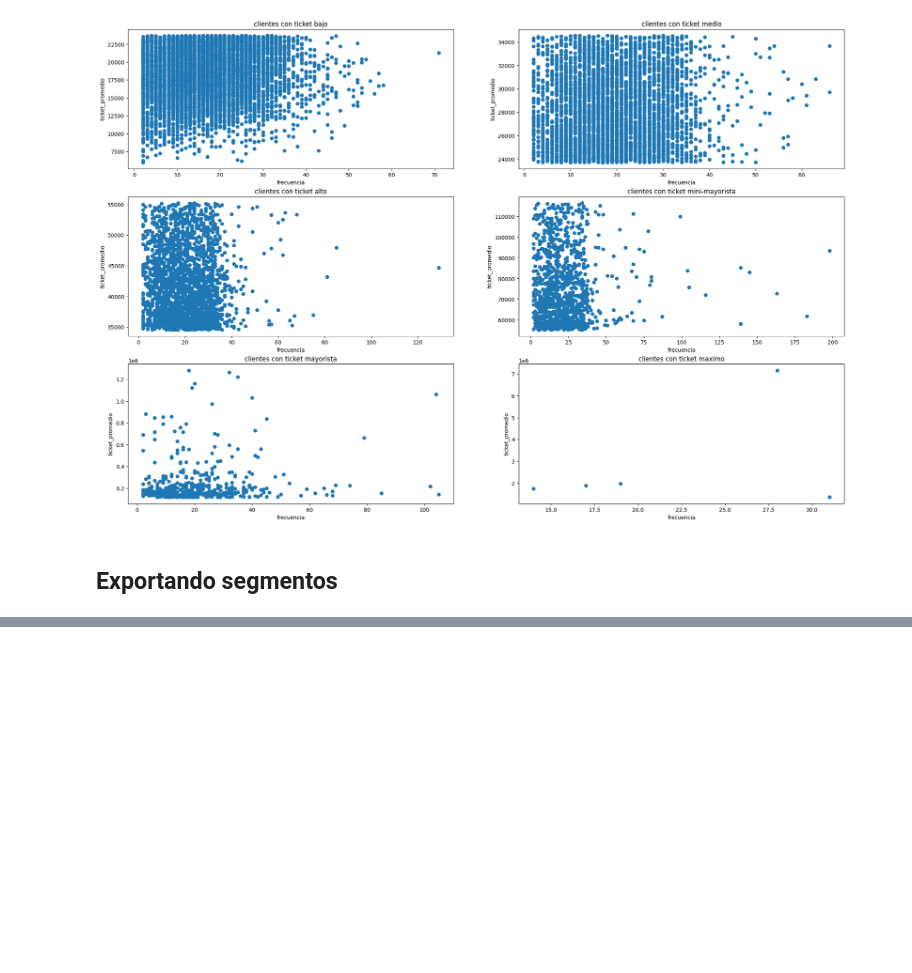
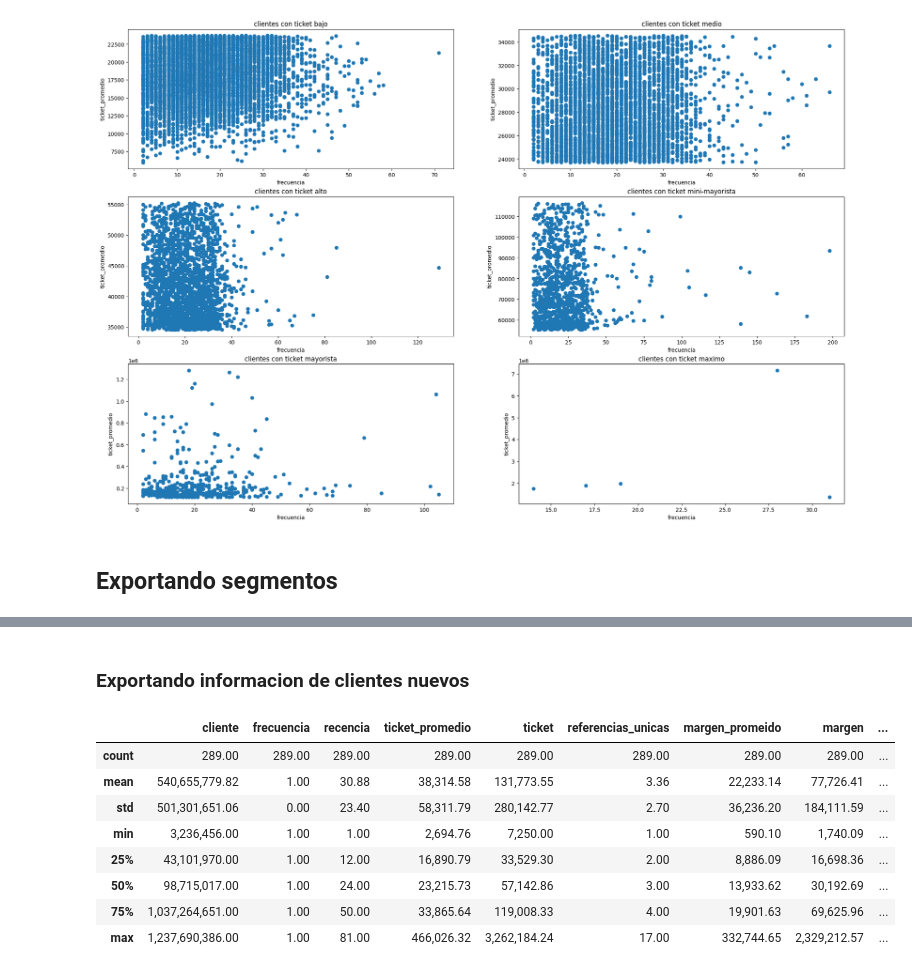
Before and after one commit to TheKey06/Market-Basket-Analysis, a Jupyter notebook: notebooks/Segmentacion.ipynb, the cells around one changed output, grey strips where cells are left out. Saved outputs shown, nothing was run; the diff lists cells and outputs as text; code cells hidden in the pictures; blank space fills up the shorter version.

Commit message:
modificando los notebooks para extraer la informacion de los datasets

```diff
--- a/notebooks/Segmentacion.ipynb
+++ b/notebooks/Segmentacion.ipynb
@@ -607,0 +630,17 @@ df_nuevos.to_csv('../processed/clientes_nuevos.csv', sep=';',index=False)
+# %% [markdown]
+### Exportando informacion de clientes nuevos
+# %%
+df_nuevos = pd.merge(df_nuevos[['cliente','recencia','linea_favorita','marca_favorita']], df[['cliente','montoventapesos','margenpesos','porcentajedescuento','nombrecliente']], on= 'cliente', how='inner')
+df_nuevos.to_csv('../processed/clientes_nuevos.csv', sep=';',index=False)
+# %%
+df_nuevos.describe()
+# %% [output]
+|  | cliente | frecuencia | recencia | ticket_promedio | ticket | referencias_unicas | margen_promeido | margen | ... |
+| count | 289.00 | 289.00 | 289.00 | 289.00 | 289.00 | 289.00 | 289.00 | 289.00 | ... |
+| mean | 540,655,779.82 | 1.00 | 30.88 | 38,314.58 | 131,773.55 | 3.36 | 22,233.14 | 77,726.41 | ... |
+| std | 501,301,651.06 | 0.00 | 23.40 | 58,311.79 | 280,142.77 | 2.70 | 36,236.20 | 184,111.59 | ... |
+| min | 3,236,456.00 | 1.00 | 1.00 | 2,694.76 | 7,250.00 | 1.00 | 590.10 | 1,740.09 | ... |
+| 25% | 43,101,970.00 | 1.00 | 12.00 | 16,890.79 | 33,529.30 | 2.00 | 8,886.09 | 16,698.36 | ... |
+| 50% | 98,715,017.00 | 1.00 | 24.00 | 23,215.73 | 57,142.86 | 3.00 | 13,933.62 | 30,192.69 | ... |
+| 75% | 1,037,264,651.00 | 1.00 | 50.00 | 33,865.64 | 119,008.33 | 4.00 | 19,901.63 | 69,625.96 | ... |
+| max | 1,237,690,386.00 | 1.00 | 81.00 | 466,026.32 | 3,262,184.24 | 17.00 | 332,744.65 | 2,329,212.57 | ... |
```
Also changed, not shown: parts of 10 cells of this notebook, 8 other files.
